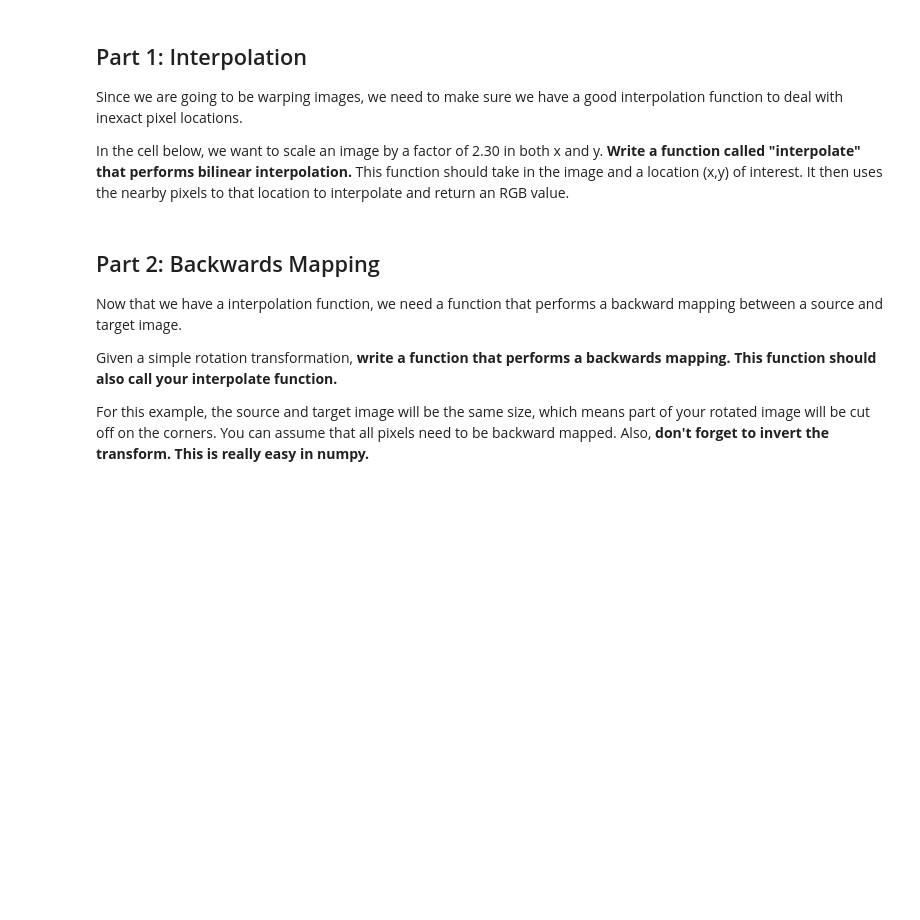
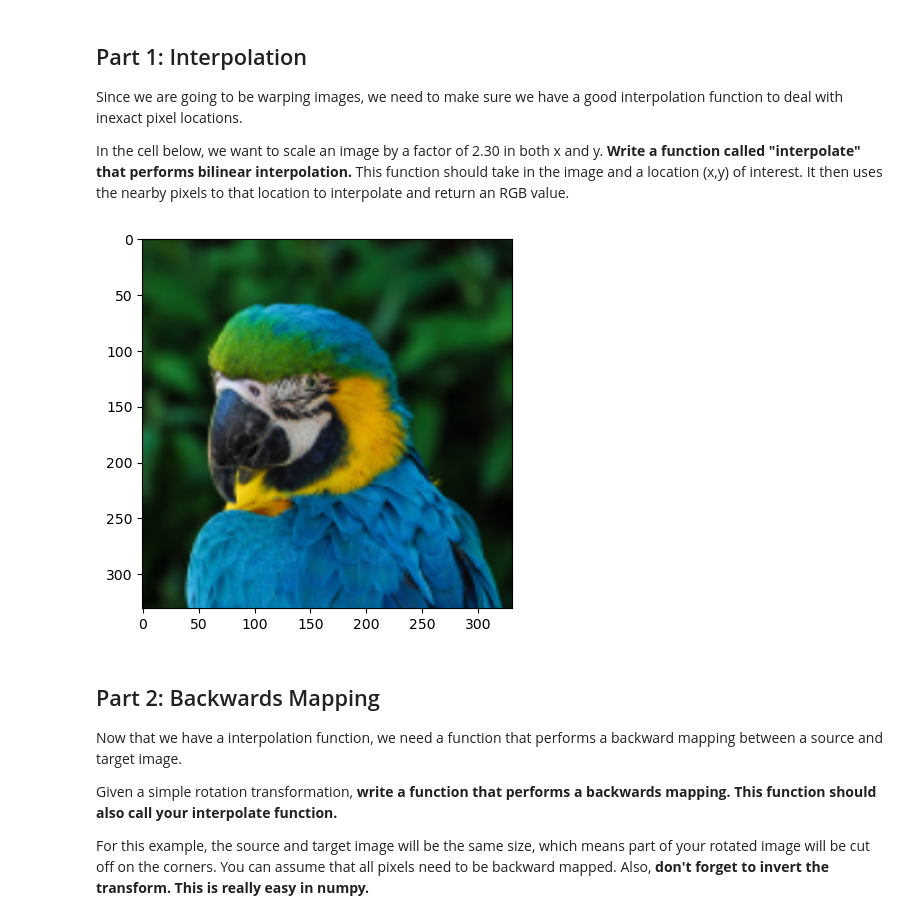
Before and after one commit to tristan-brown1/CS-355, a Jupyter notebook: Lab9/Lab9-ImageWarping-v2.ipynb, the cells around one changed output. Saved outputs shown, nothing was run; the diff lists cells and outputs as text; code cells hidden in the pictures; blank space fills up the shorter version.

```diff
--- a/Lab9/Lab9-ImageWarping-v2.ipynb
+++ b/Lab9/Lab9-ImageWarping-v2.ipynb
@@ -9,34 +9,63 @@ In the cell below, we want to scale an image by a factor of 2.30 in both x and y
 # %%
 import matplotlib.pyplot as plt
 import numpy as np
+import math
 
 #Your bilinear interpolation function
 def interpolate(image, x, y):
 
-    #Your code here
+    tl = np.zeros(3)
+    tr = np.zeros(3)
+    bl = np.zeros(3)
+    br = np.zeros(3)
+    a = math.floor(x)
+    b = math.floor(y)
 
-    return None
+    if a < len(image) - 1 and b < len(image[0]) - 1:
+        tr = image[a+1, b+1]
+    else:
+        tr = image[a,b]
+    if a < len(image) - 1 and b > 1:
+        tl = image[a+1, b]
+    else:
+        tl = image[a,b]
+    if b < len(image[0]) - 1 and a > 1:
+        br = image[a, b+1]
+    else:
+        br = image[a,b]
+    if b > 1 and a > 1:
+        bl = image[a, b]
+    else:
+        bl = image[a,b]
+    X = x-a
+    Y = y-b
+    first = (bl*(1-X))+(tl*X)
+    second = (br*(1-X))+(tr*X)
+    return (first*(1-Y))+(second*Y)
 
 
 
 filename = "test.png"
 im = plt.imread(filename)
 
 h,w,_ = im.shape
 
-result = np.zeros((int(2.3*h),(int(2.3*w)),3), dtype="uint8")
+result = np.zeros((int(2.3*h),(int(2.3*w)),3))
 
 result[0:h,0:w,:] = im #Temporary line, you can delete it
 
 #Write code that scales the image by a factor of 2.3
 #It should call interpolate.
-
-#Your Code Here
+for x in range(int(2.3*h)):
+    for y in range(int(2.3*w)):
+        result[x,y] = interpolate(im,x/2.3,y/2.3)
 
 
 
 plt.imshow(result,vmin=0)
 plt.show()
+# %% [output]
+[figure, added]
 # %% [markdown]
 ## Part 2: Backwards Mapping
 
```
Also changed, not shown: parts of 1 cell of this notebook.
